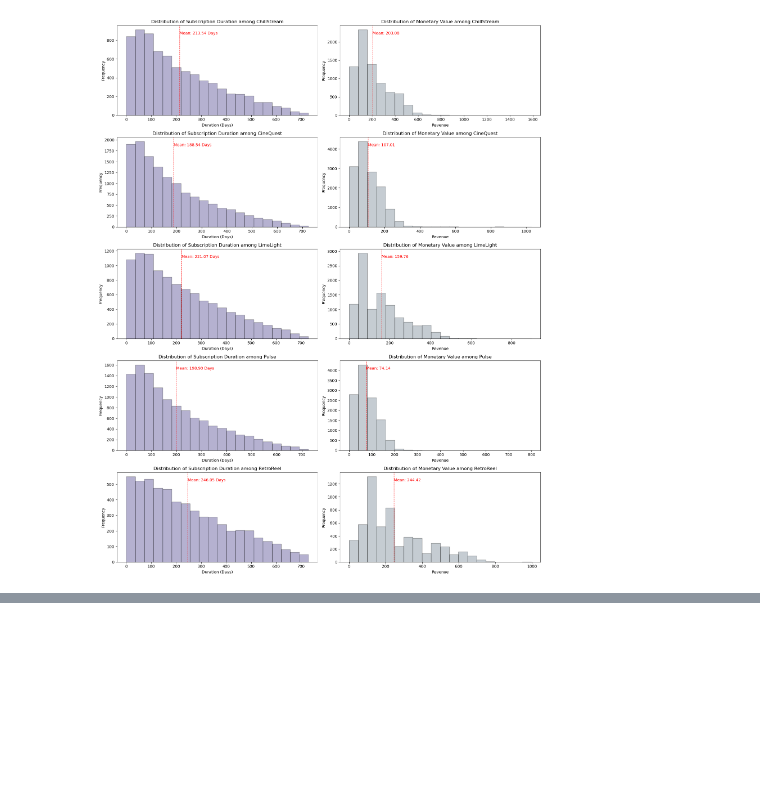
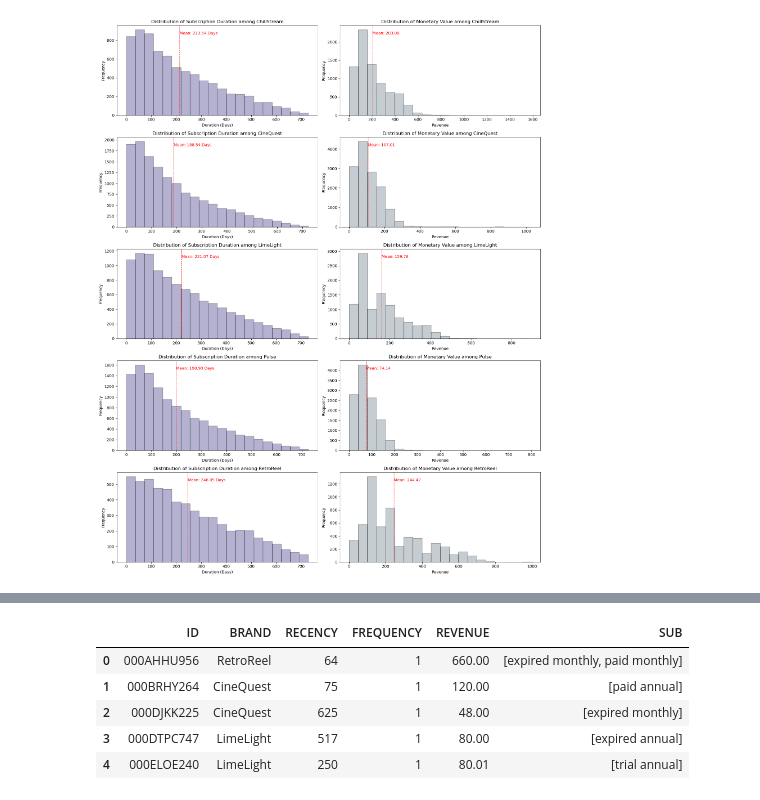
Before and after one commit to RussellXia/NYU_Capstone_Project, a Jupyter notebook: sub_preprocessing.ipynb, the cells around one changed output, grey strips where cells are left out. Cells and saved outputs as stored; diff of their text form; code cells hidden in the pictures; blank space fills up the shorter version.

```diff
--- a/sub_preprocessing.ipynb
+++ b/sub_preprocessing.ipynb
@@ -493,0 +507,16 @@ plt.show()
+# %%
+current_date = pd.to_datetime("2023-12-31")
+id_brand_agg = sub_duration.groupby(["ID", "BRAND"], as_index=False).agg(
+    RECENCY = ("END_DATE", lambda x: (current_date - x.max()).days),
+    FREQUENCY = ('BRAND', 'nunique'),
+    REVENUE = ("REVENUE", "sum"),
+    SUB = ('SUB_DETAIL', lambda x: list(x))
+)
+id_brand_agg.head()
+# %% [output]
+|  | ID | BRAND | RECENCY | FREQUENCY | REVENUE | SUB |
+| 0 | 000AHHU956 | RetroReel | 64 | 1 | 660.00 | [expired monthly, paid monthly] |
+| 1 | 000BRHY264 | CineQuest | 75 | 1 | 120.00 | [paid annual] |
+| 2 | 000DJKK225 | CineQuest | 625 | 1 | 48.00 | [expired monthly] |
+| 3 | 000DTPC747 | LimeLight | 517 | 1 | 80.00 | [expired annual] |
+| 4 | 000ELOE240 | LimeLight | 250 | 1 | 80.01 | [trial annual] |
```
Also changed, not shown: parts of 7 cells of this notebook.
